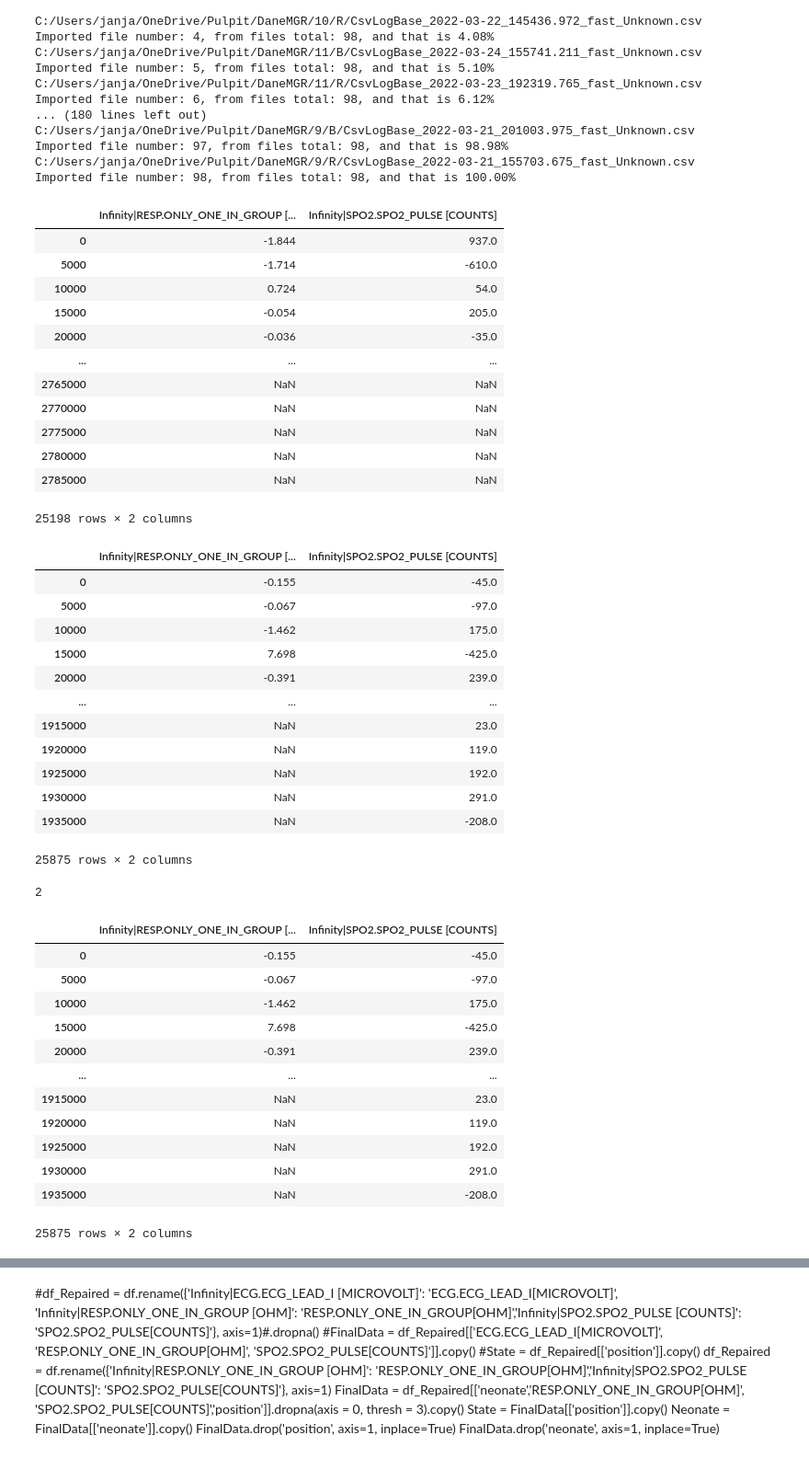
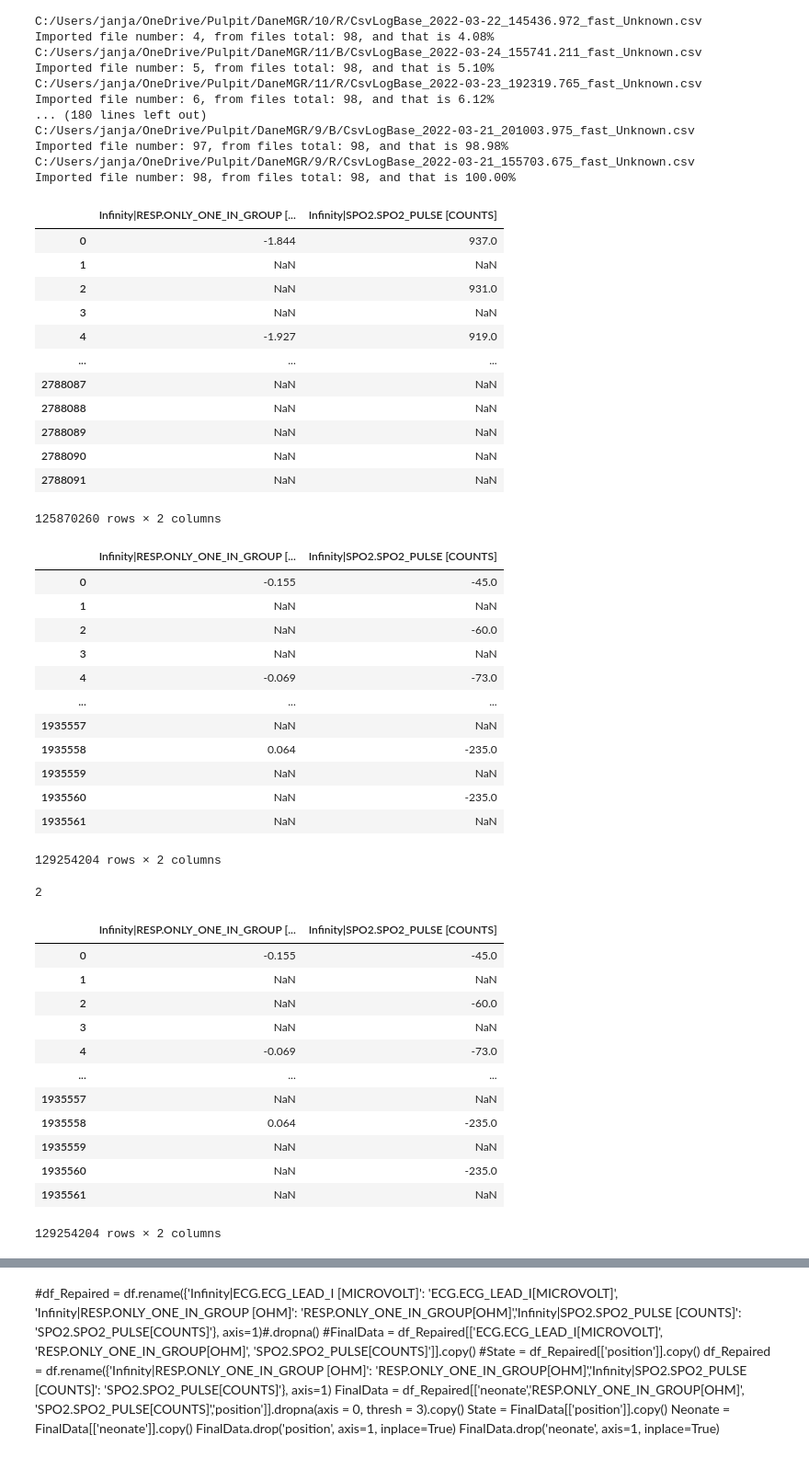
Before and after one commit to SyntheticAquamarine/LubeckMasterThesis, a Jupyter notebook: WczytywanieDanychPracaMagisterska_Feature_Extraction-Copy3.ipynb, the cells around one changed output, grey strips where cells are left out. Shown at 92% size. Cells and saved outputs as stored; diff of their text form; code cells hidden in the pictures.

Commit message:
Finished labeling changes in the data

```diff
--- a/WczytywanieDanychPracaMagisterska_Feature_Extraction-Copy3.ipynb
+++ b/WczytywanieDanychPracaMagisterska_Feature_Extraction-Copy3.ipynb
@@ -80,7 +80,7 @@ for path in fullPath:
     df = df.append(df_local)
     i+=1
 # %%
-T = 5000 # describes which rows multiplied by n should be taken into the dataset
+#T = 5000 # describes which rows multiplied by n should be taken into the dataset
 fields = ['Infinity|RESP.ONLY_ONE_IN_GROUP [OHM]', 'Infinity|SPO2.SPO2_PULSE [COUNTS]']
 df_0 = pd.DataFrame()
 df_1 = pd.DataFrame()
@@ -90,7 +90,7 @@ i = 1
 for path in fullPath:
     print(path)
     df_local = pd.read_csv(path, sep = ',', encoding = 'UTF-8', usecols=fields)
-    df_local = df_local[df_local.index % T == 0] #Set to 2000 as 1 second is 20 observations
+    #df_local = df_local[df_local.index % T == 0] #Set to 2000 as 1 second is 20 observations
     match = re.findall("/B/Csv",path)
     if bool(match) == True:
         df_1 = df_1.append(df_local)
@@ -124,33 +124,33 @@ df_0
 # %% [output]
 |  | Infinity|RESP.ONLY_ONE_IN_GROUP [... | Infinity|SPO2.SPO2_PULSE [COUNTS] |
 | 0 | -1.844 | 937.0 |
-| 5000 | -1.714 | -610.0 |
-| 10000 | 0.724 | 54.0 |
-| 15000 | -0.054 | 205.0 |
-| 20000 | -0.036 | -35.0 |
+| 1 | NaN | NaN |
+| 2 | NaN | 931.0 |
+| 3 | NaN | NaN |
+| 4 | -1.927 | 919.0 |
 | ... | ... | ... |
-| 2765000 | NaN | NaN |
-| 2770000 | NaN | NaN |
-| 2775000 | NaN | NaN |
-| 2780000 | NaN | NaN |
-| 2785000 | NaN | NaN |
+| 2788087 | NaN | NaN |
+| 2788088 | NaN | NaN |
+| 2788089 | NaN | NaN |
+| 2788090 | NaN | NaN |
+| 2788091 | NaN | NaN |
-25198 rows × 2 columns
+125870260 rows × 2 columns
 # %%
 df_1
 # %% [output]
 |  | Infinity|RESP.ONLY_ONE_IN_GROUP [... | Infinity|SPO2.SPO2_PULSE [COUNTS] |
 | 0 | -0.155 | -45.0 |
-| 5000 | -0.067 | -97.0 |
-| 10000 | -1.462 | 175.0 |
-| 15000 | 7.698 | -425.0 |
-| 20000 | -0.391 | 239.0 |
+| 1 | NaN | NaN |
+| 2 | NaN | -60.0 |
+| 3 | NaN | NaN |
+| 4 | -0.069 | -73.0 |
 | ... | ... | ... |
-| 1915000 | NaN | 23.0 |
-| 1920000 | NaN | 119.0 |
-| 1925000 | NaN | 192.0 |
-| 1930000 | NaN | 291.0 |
-| 1935000 | NaN | -208.0 |
+| 1935557 | NaN | NaN |
+| 1935558 | 0.064 | -235.0 |
+| 1935559 | NaN | NaN |
+| 1935560 | NaN | -235.0 |
+| 1935561 | NaN | NaN |
-25875 rows × 2 columns
+129254204 rows × 2 columns
 # %%
-labels = [df_0,df_1]
+data = [df_0,df_1]
 # %%
@@ -158,20 +158,20 @@ len(labels)
 # %% [output]
 2
 # %%
-labels[1]
+data[1]
 # %% [output]
 |  | Infinity|RESP.ONLY_ONE_IN_GROUP [... | Infinity|SPO2.SPO2_PULSE [COUNTS] |
 | 0 | -0.155 | -45.0 |
-| 5000 | -0.067 | -97.0 |
-| 10000 | -1.462 | 175.0 |
-| 15000 | 7.698 | -425.0 |
-| 20000 | -0.391 | 239.0 |
+| 1 | NaN | NaN |
+| 2 | NaN | -60.0 |
+| 3 | NaN | NaN |
+| 4 | -0.069 | -73.0 |
 | ... | ... | ... |
-| 1915000 | NaN | 23.0 |
-| 1920000 | NaN | 119.0 |
-| 1925000 | NaN | 192.0 |
-| 1930000 | NaN | 291.0 |
-| 1935000 | NaN | -208.0 |
+| 1935557 | NaN | NaN |
+| 1935558 | 0.064 | -235.0 |
+| 1935559 | NaN | NaN |
+| 1935560 | NaN | -235.0 |
+| 1935561 | NaN | NaN |
-25875 rows × 2 columns
+129254204 rows × 2 columns
 # %%
 for i in range(2):
```
Also changed, not shown: parts of 68 cells of this notebook, 1 other file.
